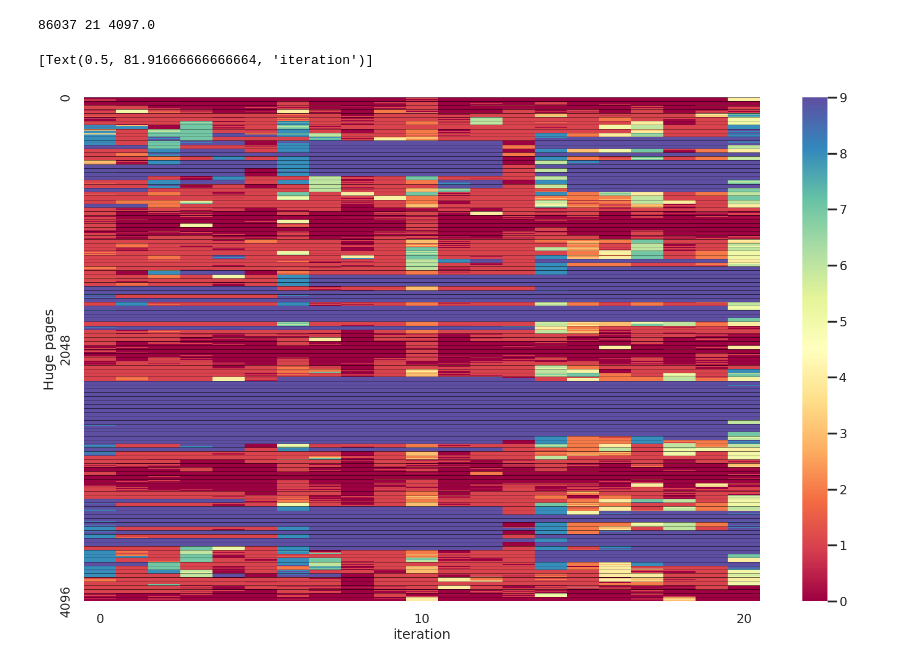
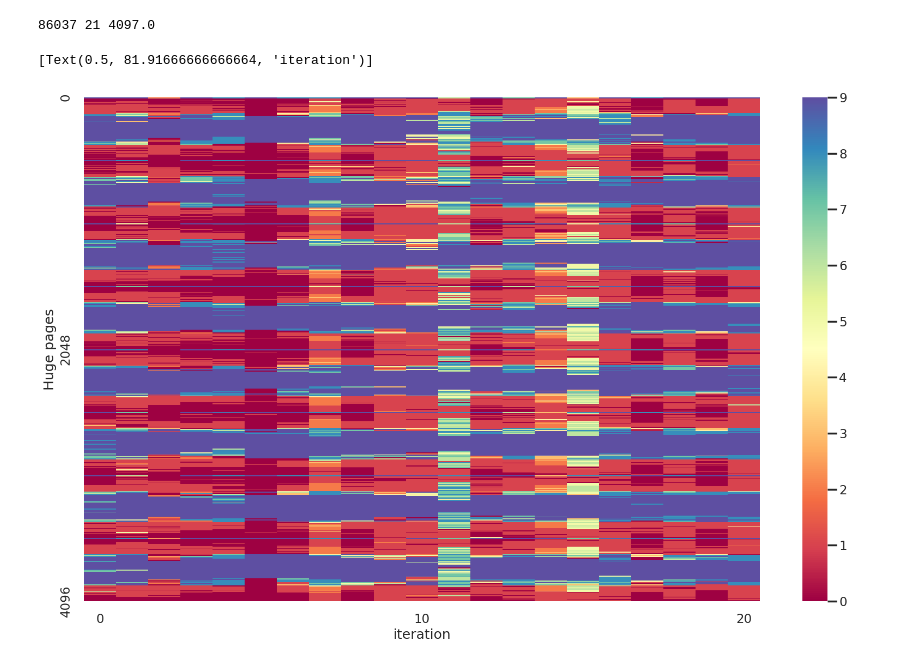
Before and after one commit to luhsra/llfree-rs, a Jupyter notebook: results/frag.ipynb, the cells around one changed output. Drawn from its saved outputs; the diff is of its cells as text; code cells hidden in the pictures.

```diff
--- a/results/frag.ipynb
+++ b/results/frag.ipynb
@@ -101,26 +109,26 @@ plot.set(xlabel="iteration")
 # %%
 # Heatmap Array
 fix, ax = plt.subplots()
 fix.set_figwidth(20)
 fix.set_figheight(12)
 fix.set_facecolor("white")
 
 cmap = sns.color_palette("Spectral", as_cmap=True, n_colors=10)
 
-data = parse_fragout(Path("stress-l.txt"))
+data = parse_fragout(Path("stress-r.txt"))
 per_huge = data.T
 print(per_huge.size, per_huge.columns.size, per_huge.size / per_huge.columns.size)
 huge_pages = per_huge.size // per_huge.columns.size
 
 plot = sns.heatmap(per_huge, ax=ax, cmap=cmap,
                    yticklabels=2*1024, xticklabels=10)
-plot.hlines(list(range(0, huge_pages, 32)), 0, per_huge.columns.size, colors="black", linewidth=0.4)
+# plot.hlines(list(range(0, huge_pages, 32)), 0, per_huge.columns.size, colors="black", linewidth=0.4)
 plot.set(ylabel="Huge pages")
 plot.set(xlabel="iteration")
 # %% [output]
 86037 21 4097.0
 [Text(0.5, 81.91666666666664, 'iteration')]
-[figure, old version]
+[figure, new version]
 # %%
 # Heatmap Array
 fix, ax = plt.subplots()
```
Also changed, not shown: parts of 9 cells of this notebook, 4 other files.
